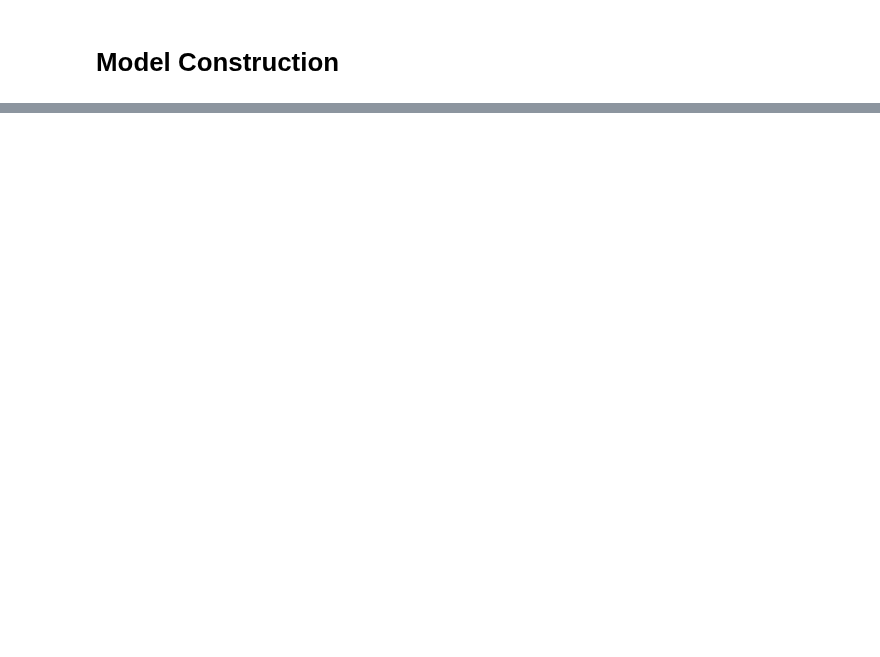
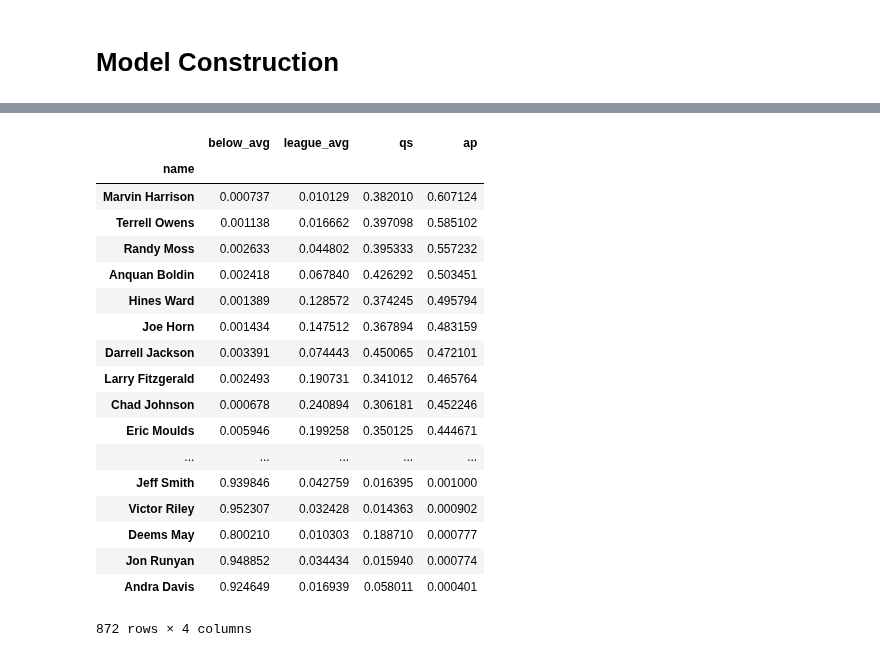
Before and after one commit to oneilltp18/GABBERT, a Jupyter notebook: wide_receivers/csv_update_model_build.ipynb, the cells around one changed output, grey strips where cells are left out. Drawn from its saved outputs; the diff is of its cells as text; code cells hidden in the pictures; blank space fills up the shorter version.

```diff
--- a/wide_receivers/csv_update_model_build.ipynb
+++ b/wide_receivers/csv_update_model_build.ipynb
@@ -297,12 +631,13 @@ avg / total       0.81      0.80      0.80       872
 # %%
-cat_weights = {'all_pro':2, 'below average' : .9, 'league_average' : 5,
-                  'quality starter' : 5}
+allpro_weights = {'all_pro':4, 'below average' : .5, 'league_average' : .8,
+                  'quality starter' : .8}
 
-new_svc = SVC(C = 1.2, class_weight = cat_weights, kernel = 'linear', degree = 2)
+lr_ap = LogisticRegression(C = .5, class_weight = 'balanced', multi_class = 'ovr', penalty = 'l2',
+                          solver = 'lbfgs')
 
-cvp = cross_val_predict(new_svc, X, y, cv = 3, n_jobs = -1, verbose = 1)
+allpro_pred = cross_val_predict(lr_ap, X, y, cv = 4, n_jobs = -1, verbose = 1)
 
-print classification_report(y, cvp)
+print classification_report(y, allpro_pred)
 # %% [output]
              precision    recall  f1-score   support
 
@@ -315,0 +657,20 @@ avg / total       0.82      0.76      0.79       872
+# %%
+from sklearn.ensemble import VotingClassifier
+
+X = MinMaxScaler(feature_range = (1, 6)).fit_transform(year_3_refined)
+y = df['categories'].map({'below average':0, 'league_average':1,
+                          'quality starter':2, 'all_pro':3})
+
+voter_weights = [1, 3, 2, 2]
+
+voter = VotingClassifier(estimators =[
+                        ('knn', knn_ideal),
+                        ('nb', nb_ideal),
+                        ('lr1', lr_ideal),
+                        ('lr2', lr_ap)],
+                        voting = 'soft',
+                        weights = voter_weights)
+
+voter_fit = voter.fit(X, y)
+
+voter_cvp = cross_val_predict(voter_fit, X, y, cv = 4, n_jobs = -1, verbose = 1)
@@ -315,0 +690,26 @@ avg / total       0.82      0.76      0.79       872
+# %%
+probs = voter_fit.predict_proba(X)
+# %%
+prob_df = pd.DataFrame(probs, index = year_3_refined.index, columns = ['below_avg', 'league_avg', 'qs', 'ap'])
+# %%
+prob_df.sort('ap', ascending=False)
+# %% [output]
+|  | below_avg | league_avg | qs | ap |
+| name |  |  |  |  |
+| Marvin Harrison | 0.000737 | 0.010129 | 0.382010 | 0.607124 |
+| Terrell Owens | 0.001138 | 0.016662 | 0.397098 | 0.585102 |
+| Randy Moss | 0.002633 | 0.044802 | 0.395333 | 0.557232 |
+| Anquan Boldin | 0.002418 | 0.067840 | 0.426292 | 0.503451 |
+| Hines Ward | 0.001389 | 0.128572 | 0.374245 | 0.495794 |
+| Joe Horn | 0.001434 | 0.147512 | 0.367894 | 0.483159 |
+| Darrell Jackson | 0.003391 | 0.074443 | 0.450065 | 0.472101 |
+| Larry Fitzgerald | 0.002493 | 0.190731 | 0.341012 | 0.465764 |
+| Chad Johnson | 0.000678 | 0.240894 | 0.306181 | 0.452246 |
+| Eric Moulds | 0.005946 | 0.199258 | 0.350125 | 0.444671 |
+| ... | ... | ... | ... | ... |
+| Jeff Smith | 0.939846 | 0.042759 | 0.016395 | 0.001000 |
+| Victor Riley | 0.952307 | 0.032428 | 0.014363 | 0.000902 |
+| Deems May | 0.800210 | 0.010303 | 0.188710 | 0.000777 |
+| Jon Runyan | 0.948852 | 0.034434 | 0.015940 | 0.000774 |
+| Andra Davis | 0.924649 | 0.016939 | 0.058011 | 0.000401 |
+872 rows × 4 columns
```
Also changed, not shown: parts of 31 cells of this notebook, 1 other file.
